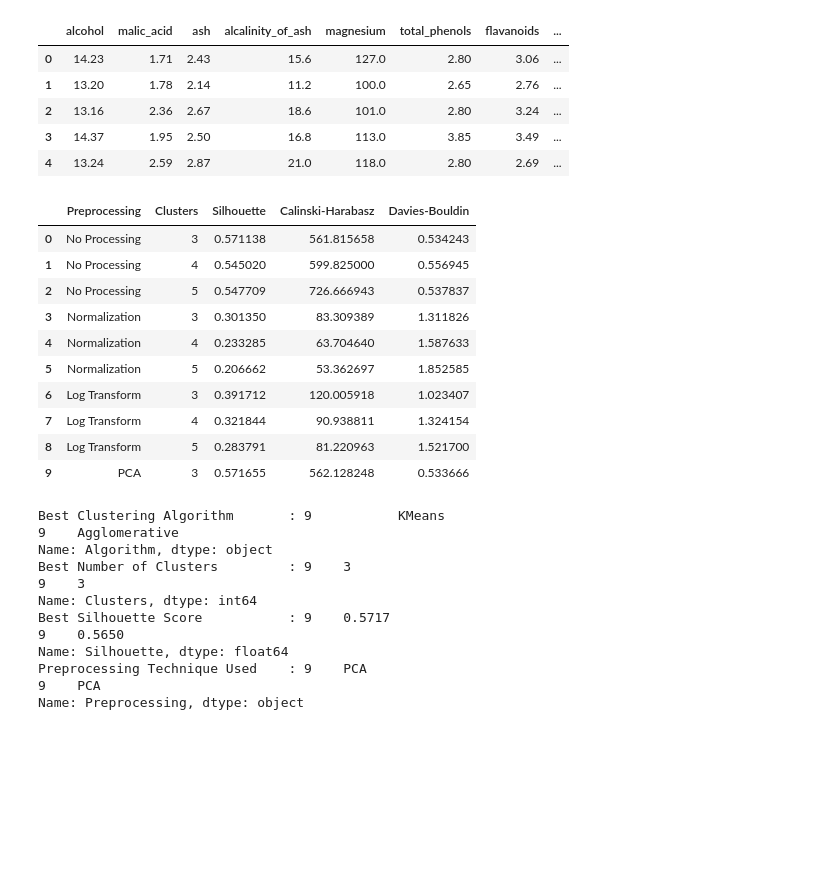
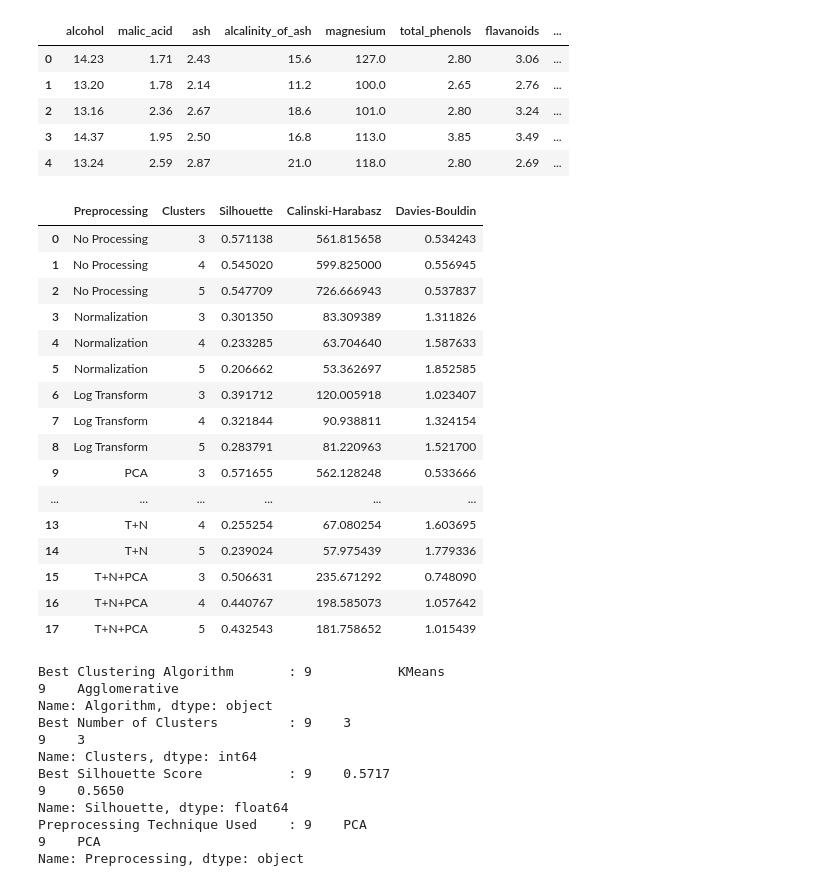
Before and after one commit to bhumiii2114/ClusteringAnalysis, a Jupyter notebook: Clustering_Analysis.ipynb, the cells around one changed output. Drawn from its saved outputs; the diff is of its cells as text; code cells hidden in the pictures; blank space fills up the shorter version.

```diff
--- a/Clustering_Analysis.ipynb
+++ b/Clustering_Analysis.ipynb
@@ -107,27 +107,33 @@ for name, func in preprocess_methods.items():
 # %%
 # Convert to DataFrame
 def format_results(algo_name):
     df = pd.DataFrame(results[algo_name], columns=['Preprocessing', 'Clusters', 'Silhouette', 'Calinski-Harabasz', 'Davies-Bouldin'])
     return df
 
 df_kmeans = format_results('KMeans')
 df_agglom = format_results('Agglomerative')
 df_meanshift = format_results('MeanShift')
 
 # Display
-df_kmeans.head(10)
+df_kmeans.head(100)
 # %% [output]
 |  | Preprocessing | Clusters | Silhouette | Calinski-Harabasz | Davies-Bouldin |
 | 0 | No Processing | 3 | 0.571138 | 561.815658 | 0.534243 |
 | 1 | No Processing | 4 | 0.545020 | 599.825000 | 0.556945 |
 | 2 | No Processing | 5 | 0.547709 | 726.666943 | 0.537837 |
 | 3 | Normalization | 3 | 0.301350 | 83.309389 | 1.311826 |
 | 4 | Normalization | 4 | 0.233285 | 63.704640 | 1.587633 |
 | 5 | Normalization | 5 | 0.206662 | 53.362697 | 1.852585 |
 | 6 | Log Transform | 3 | 0.391712 | 120.005918 | 1.023407 |
 | 7 | Log Transform | 4 | 0.321844 | 90.938811 | 1.324154 |
 | 8 | Log Transform | 5 | 0.283791 | 81.220963 | 1.521700 |
 | 9 | PCA | 3 | 0.571655 | 562.128248 | 0.533666 |
+| ... | ... | ... | ... | ... | ... |
+| 13 | T+N | 4 | 0.255254 | 67.080254 | 1.603695 |
+| 14 | T+N | 5 | 0.239024 | 57.975439 | 1.779336 |
+| 15 | T+N+PCA | 3 | 0.506631 | 235.671292 | 0.748090 |
+| 16 | T+N+PCA | 4 | 0.440767 | 198.585073 | 1.057642 |
+| 17 | T+N+PCA | 5 | 0.432543 | 181.758652 | 1.015439 |
 # %%
 df_all = pd.concat([
     df_kmeans.assign(Algorithm='KMeans'),
```
Also changed, not shown: parts of 1 cell of this notebook.
